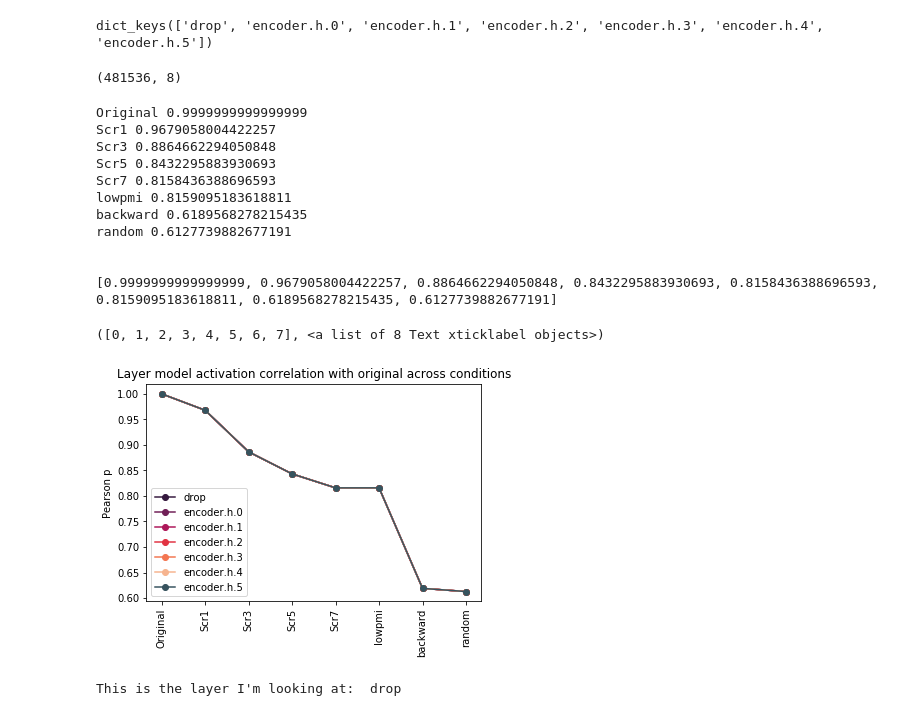
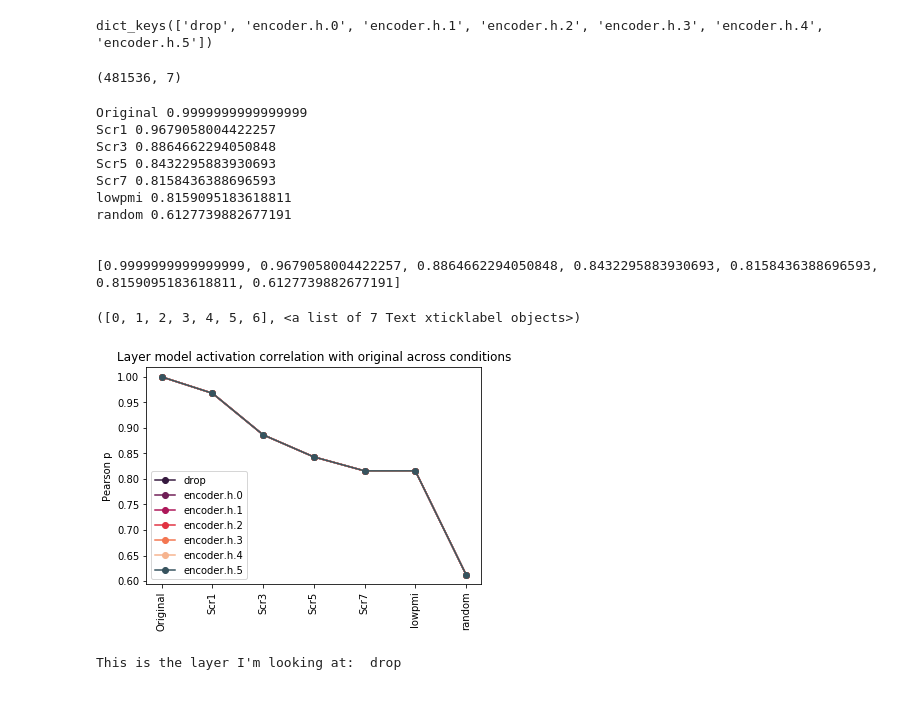
Before and after one commit to eghbalhosseini/neural-nlp-1, a Jupyter notebook: neural_nlp/analyze/neural-scrambled/model-activation-layer-comparison.ipynb, the cells around one changed output. Cells and saved outputs as stored; diff of their text form; code cells hidden in the pictures.

```diff
--- a/neural_nlp/analyze/neural-scrambled/model-activation-layer-comparison.ipynb
+++ b/neural_nlp/analyze/neural-scrambled/model-activation-layer-comparison.ipynb
@@ -23,7 +24,11 @@ def get_last_layer(model_identifier):
             result = result['data']
             layer_list = np.unique(result.layer)
             #order double-digit layers at end of list
-            double_digits = [elm for elm in layer_list if 'encoder.h.' in elm and len(elm.split('.h.')[-1]) > 1]
+            double_digits = []
+            if model_identifier in ['distilgpt2','gpt2']:
+                double_digits = [elm for elm in layer_list if 'encoder.h.' in elm and len(elm.split('.h.')[-1]) > 1]
+            if model_identifier == 'albert-xxlarge-v2':
+                double_digits = [elm for elm in layer_list if 'encoder.albert_layer_groups.' in elm and len(elm.split('.albert_layer_groups.')[-1]) > 1]
             layers = [e for e in layer_list if e not in double_digits] + double_digits
             final_layer = layers[-1]
             return final_layer
@@ -35,15 +40,18 @@ def get_all_layers(model_identifier):
     output: np.array of all unique layer identifiers, ordered by position
     """
     for ind,filename in enumerate(os.listdir(working_dir)):
-        model_name = filename.split(",")[0]
-        if "identifier=" + model_identifier == model_name:
+        if "identifier=" + model_identifier in filename:
             file = os.path.join(working_dir,filename)
             with open(file, 'rb') as f:
                 result = pickle.load(f)
             result = result['data']
             layer_list = np.unique(result.layer)
             #order double-digit layers at end of list
-            double_digits = [elm for elm in layer_list if 'encoder.h.' in elm and len(elm.split('.h.')[-1]) > 1]
+            double_digits = []
+            if model_identifier in ['gpt2','distilgpt2']:
+                double_digits = [elm for elm in layer_list if 'encoder.h.' in elm and len(elm.split('.h.')[-1]) > 1]
+            if model_identifier == 'albert-xxlarge-v2':
+                double_digits = [elm for elm in layer_list if 'encoder.albert_layer_groups.' in elm and len(elm.split('.albert_layer_groups.')[-1]) > 1]
             layers = [e for e in layer_list if e not in double_digits] + double_digits
             return layers
             break
@@ -99,7 +107,8 @@ def get_arrays(dictionary):
     #sort dictionary by passage identifier
     sorted_dict = dict(sorted(dictionary.items()))
     #create empty arrays
-    original,scr1,scr3,scr5,scr7,lowpmi,backward,random = ([] for i in range(8))
+    #original,scr1,scr3,scr5,scr7,lowpmi,backward,random = ([] for i in range(8))
+    original,scr1,scr3,scr5,scr7,lowpmi,random = ([] for i in range(7))
     #
     for key, value in sorted_dict.items(): #key is passage, value is dic from cond to xarray data
         original.append(value['Original'].values)
@@ -108,17 +117,18 @@ def get_arrays(dictionary):
         scr5.append(value['Scr5'].values)
         scr7.append(value['Scr7'].values)
         lowpmi.append(value['lowPMI'].values)
-        backward.append(value['backward'].values)
+        #backward.append(value['backward'].values)
         random.append(value['random'].values)
 
     #print(np.shape(original))
-    return original,scr1,scr3,scr5,scr7,lowpmi,backward,random
+    return original,scr1,scr3,scr5,scr7,lowpmi,random #backward,random
 # %%
 def flatten_array(liste):
     liste_flatten = [item for sublist in liste for item in sublist]
     return liste_flatten
 # %%
-def prepare_dataframe(original,scr1,scr3,scr5,scr7,lowpmi,backward,random,flatten=True):
+#def prepare_dataframe(original,scr1,scr3,scr5,scr7,lowpmi,backward,random,flatten=True):
+def prepare_dataframe(original,scr1,scr3,scr5,scr7,lowpmi,random,flatten=True):
 
     if flatten:
         df = pd.DataFrame(data={'Original':np.asarray(flatten_array(original)).flatten(),
@@ -127,7 +137,7 @@ def prepare_dataframe(original,scr1,scr3,scr5,scr7,lowpmi,backward,random,flatte
                               'Scr5':np.asarray(flatten_array(scr5)).flatten(),
                               'Scr7':np.asarray(flatten_array(scr7)).flatten(),
                               'lowpmi':np.asarray(flatten_array(lowpmi)).flatten(),
-                              'backward':np.asarray(flatten_array(backward)).flatten(),
+                              #'backward':np.asarray(flatten_array(backward)).flatten(),
                               'random':np.asarray(flatten_array(random)).flatten()})
     if not flatten:
         # print(np.shape(np.asarray(flatten_array(random))))
@@ -138,7 +148,7 @@ def prepare_dataframe(original,scr1,scr3,scr5,scr7,lowpmi,backward,random,flatte
                               'Scr5':flatten_array(scr5),
                               'Scr7':flatten_array(scr7),
                               'lowpmi':flatten_array(lowpmi),
-                              'backward':flatten_array(backward),
+                              #'backward':flatten_array(backward),
                               'random':flatten_array(random)}
     return df
 # %%
@@ -174,7 +184,7 @@ dict_keys(['drop', 'encoder.h.0', 'encoder.h.1', 'encoder.h.2', 'encoder.h.3', '
 # %%
 print(distilgpt2_correlation_dict['drop'].shape)
 # %% [output]
-(481536, 8)
+(481536, 7)
 # %%
 orig_column = distilgpt2_correlation_dict['drop']['Original']
 conditions = list(distilgpt2_correlation_dict['drop'].columns)
@@ -193,32 +203,31 @@ Scr3 0.8864662294050848
 Scr5 0.8432295883930693
 Scr7 0.8158436388696593
 lowpmi 0.8159095183618811
-backward 0.6189568278215435
 random 0.6127739882677191
 
 
-[0.9999999999999999, 0.9679058004422257, 0.8864662294050848, 0.8432295883930693, 0.8158436388696593, 0.8159095183618811, 0.6189568278215435, 0.6127739882677191]
+[0.9999999999999999, 0.9679058004422257, 0.8864662294050848, 0.8432295883930693, 0.8158436388696593, 0.8159095183618811, 0.6127739882677191]
 # %%
 import matplotlib.pyplot as plt
 fig, ax = plt.subplots()
 layers = get_all_layers("distilgpt2")
 line_colors = sns.color_palette("rocket") + sns.color_palette("GnBu_d")
 
 x = conditions
 counter = 0
-for key,value in glove_correlation_dict.items():
+for key,value in distilgpt2_correlation_dict.items():
     ax.plot(x,correlations, '-o',color=line_colors[counter])
     counter += 1
 
     #conditions = list(distilgpt2_score_dict.keys())
 
 ax.set_title('Layer model activation correlation with original across conditions')
 ax.legend(layers)
 ax.yaxis.set_label_text('Pearson p')
 plt.xticks(rotation= 90)
 # %% [output]
-([0, 1, 2, 3, 4, 5, 6, 7], <a list of 8 Text xticklabel objects>)
+([0, 1, 2, 3, 4, 5, 6], <a list of 7 Text xticklabel objects>)
-[figure, old version]
+[figure, new version]
 # %%
 def get_correlations_df_dict(model_identifier): #maybe pass activations dict as input so it doesn't have to recompute
     layers = get_all_layers(model_identifier)
```
Also changed, not shown: parts of 9 cells of this notebook, 1 other file.
